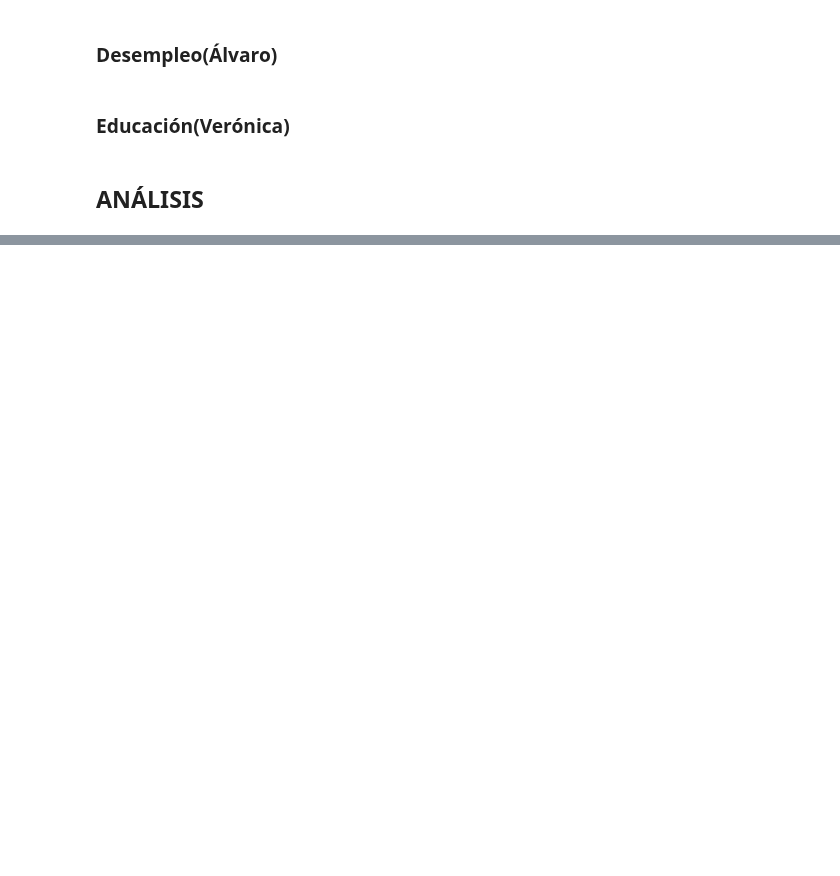
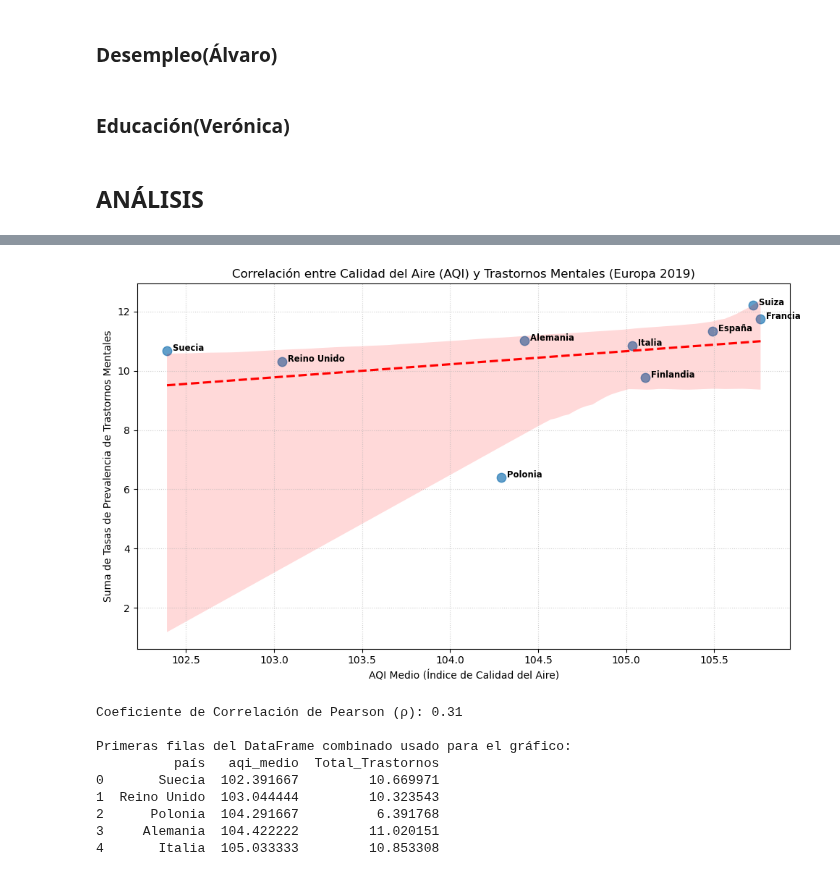
Before and after one commit to AntonioDavid333/Mental-Health-Data-Analysis, a Jupyter notebook: Global.ipynb, the cells around one changed output, grey strips where cells are left out. Saved outputs shown, nothing was run; the diff lists cells and outputs as text; code cells hidden in the pictures; blank space fills up the shorter version.

```diff
--- a/Global.ipynb
+++ b/Global.ipynb
@@ -112,0 +205,68 @@ df_saludMentalEuropa2019.head()
+# %%
+
+trastornos_cols = ['Schizophrenia', 'Depression', 'Anxiety', 'Bipolar', 'Eating']
+
+#Suma de enfermedades
+df_saludMentalEuropa2019['Total_Trastornos'] = df_saludMentalEuropa2019[trastornos_cols].sum(axis=1)
+
+
+df_salud_mental_total = df_saludMentalEuropa2019[['country', 'Total_Trastornos']].copy()
+df_salud_mental_total.rename(columns={'country': 'país'}, inplace=True) # Renombrar para facilitar la unión
+#cambiamos a pais en vez de country
+df_aqi.rename(columns={'country': 'país'}, inplace=True)
+
+#Combinar dataframes
+df_combinado_aqi_salud = pd.merge(
+    df_aqi[['país', 'aqi_medio']],
+    df_salud_mental_total,
+    on='país',
+    how='inner'
+)
+
+plt.figure(figsize=(10, 6))
+
+#Linea de regresion
+sns.regplot(
+    data=df_combinado_aqi_salud,
+    x='aqi_medio',
+    y='Total_Trastornos',
+    scatter_kws={'alpha': 0.7, 's': 80},
+    line_kws={'color': 'red', 'linestyle': '--'}
+)
+
+#Etiquetas de país a los puntitos
+for i in range(df_combinado_aqi_salud.shape[0]):
+    plt.text(
+        df_combinado_aqi_salud['aqi_medio'].iloc[i],
+        df_combinado_aqi_salud['Total_Trastornos'].iloc[i],
+        '  ' + df_combinado_aqi_salud['país'].iloc[i],
+        horizontalalignment='left',
+        size='small',
+        color='black',
+        weight='semibold'
+    )
+
+#Etiquetas y Título
+plt.title('Correlación entre Calidad del Aire (AQI) y Trastornos Mentales (Europa 2019)')
+plt.xlabel('AQI Medio (Índice de Calidad del Aire)')
+plt.ylabel('Suma de Tasas de Prevalencia de Trastornos Mentales')
+plt.grid(True, linestyle=':', alpha=0.6)
+plt.tight_layout()
+plt.show()
+
+#Calcular y mostrar el Coeficiente de Correlación de Pearson
+correlation = df_combinado_aqi_salud['aqi_medio'].corr(df_combinado_aqi_salud['Total_Trastornos'])
+print(f"\nCoeficiente de Correlación de Pearson (ρ): {correlation:.2f}")
+print("\nPrimeras filas del DataFrame combinado usado para el gráfico:")
+print(df_combinado_aqi_salud.head())
+# %% [output]
+[figure, added]
+Coeficiente de Correlación de Pearson (ρ): 0.31
+
+Primeras filas del DataFrame combinado usado para el gráfico:
+          país   aqi_medio  Total_Trastornos
+0       Suecia  102.391667         10.669971
+1  Reino Unido  103.044444         10.323543
+2      Polonia  104.291667          6.391768
+3     Alemania  104.422222         11.020151
+4       Italia  105.033333         10.853308
```
Also changed, not shown: parts of 5 cells of this notebook.
